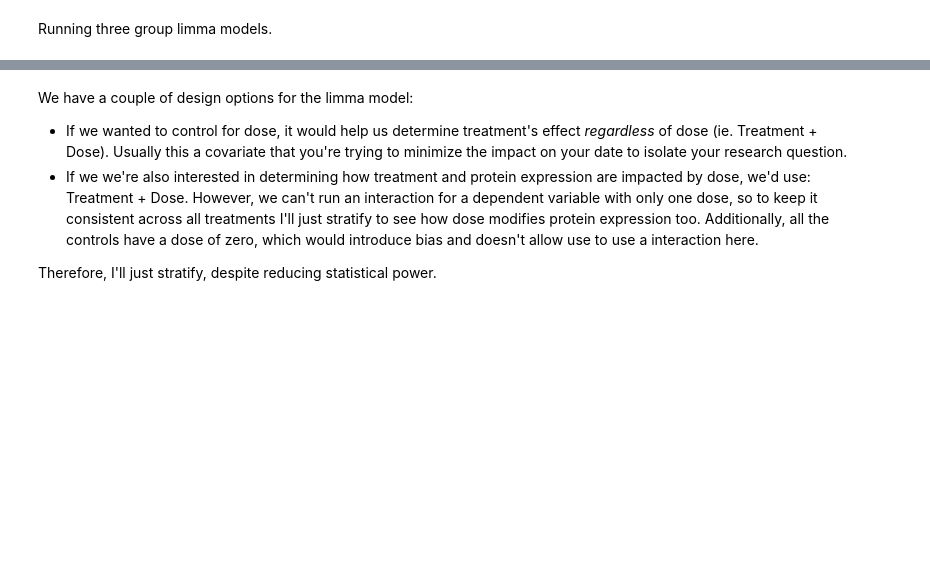
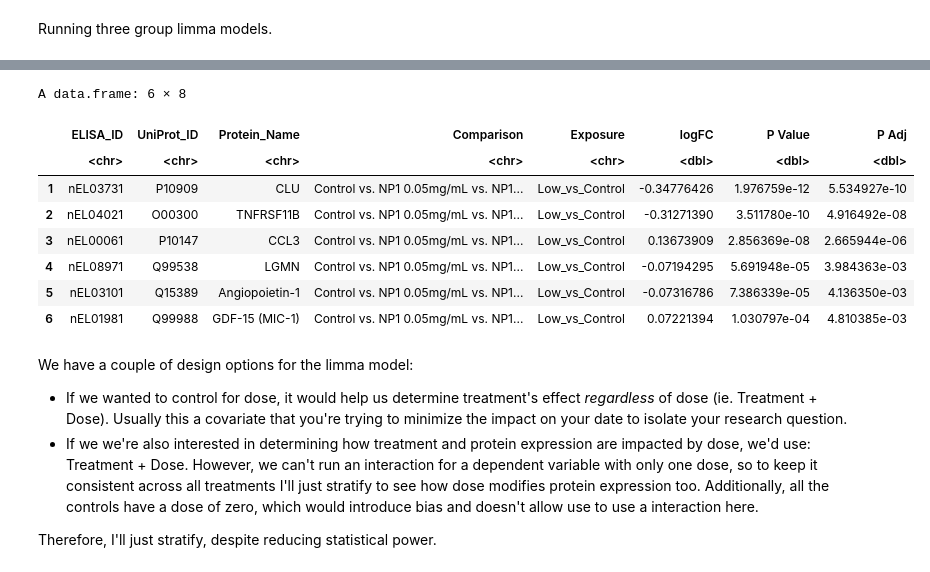
Before and after one commit to Ragerlab/2026_Ghosh_An-In-Vitro-Model-for-Human-Airway-Epithelial-Cells-Preloading-with-Polyethylene-Terephth, a Jupyter notebook: 1. Group Distribution Analysis/Group Distribution Analysis.ipynb, the cells around one changed output, grey strips where cells are left out. Cells and saved outputs as stored; diff of their text form; code cells hidden in the pictures; blank space fills up the shorter version.

```diff
--- a/1. Group Distribution Analysis/Group Distribution Analysis.ipynb
+++ b/1. Group Distribution Analysis/Group Distribution Analysis.ipynb
@@ -201,13 +201,19 @@ A data.frame: 6 × 8
 # %% [markdown]
 Running three group limma models.
 # %%
+# reformatting dfs for models
 np1_sample_df = rbind(np1_0.05_sample_df, np1_0.1_sample_df[1:3,]) %>%
     mutate(Exposure = ifelse(Dose == 0.1, "NP1_High",
                              ifelse(Dose == 0.05, "NP1_Low", Treatment)))
+np1r_sample_df = rbind(np1r_0.05_sample_df, np1r_0.1_sample_df[1:3,]) %>%
+    mutate(Exposure = ifelse(Dose == 0.1, "NP1r_High",
+                             ifelse(Dose == 0.05, "NP1r_Low", Treatment)))
 wide_np1_matrix = cbind(wide_np1_0.05_matrix, wide_np1_0.1_matrix[,1:3])
+wide_np1r_matrix = cbind(wide_np1r_0.05_matrix, wide_np1r_0.1_matrix[,1:3])
 
 # the 0 + means “estimate group means directly”.
 np1_design = model.matrix(~ 0 + Exposure, data = np1_sample_df)
+np1r_design = model.matrix(~ 0 + Exposure, data = np1r_sample_df)
 
 np1_contrast_matrix = makeContrasts(
   Low_vs_Control  = ExposureNP1_Low  - ExposureControl,
@@ -215,6 +221,12 @@ np1_contrast_matrix = makeContrasts(
   High_vs_Low     = ExposureNP1_High - ExposureNP1_Low,
   levels = np1_design
 )
+np1r_contrast_matrix = makeContrasts(
+  Low_vs_Control  = ExposureNP1r_Low  - ExposureControl,
+  High_vs_Control = ExposureNP1r_High - ExposureControl,
+  High_vs_Low     = ExposureNP1r_High - ExposureNP1r_Low,
+  levels = np1r_design
+)
 # %%
 get_anova_limma_results = function(sample_df, wide_matrix, design, contrast_matrix, comparison){
     # ADD WORDS
@@ -251,5 +263,7 @@ get_anova_limma_results = function(sample_df, wide_matrix, design, contrast_matr
 # calling fn
 anova_np1_results_df = get_anova_limma_results(np1_sample_df, wide_np1_matrix, np1_design, np1_contrast_matrix,
                                                "Control vs. NP1 0.05mg/mL vs. NP1 0.1mg/mL")
+anova_np1r_results_df = get_anova_limma_results(np1r_sample_df, wide_np1r_matrix, np1r_design, np1r_contrast_matrix,
+                                               "Control vs. NP1-Rhodamine B 0.05mg/mL vs. NP1-Rhodamine B 0.1mg/mL")
 # %% [output]
 Joining with `by = join_by(UniProt_ID)`
@@ -275,2 +271,16 @@ A data.frame: 840 × 8
+# %%
+# combining for export
+three_group_comparison_df = rbind(anova_np1_results_df, anova_np1r_results_df)
+head(three_group_comparison_df)
+# %% [output]
+A data.frame: 6 × 8
+|  | ELISA_ID | UniProt_ID | Protein_Name | Comparison | Exposure | logFC | P Value | P Adj |
+|  | <chr> | <chr> | <chr> | <chr> | <chr> | <dbl> | <dbl> | <dbl> |
+| 1 | nEL03731 | P10909 | CLU | Control vs. NP1 0.05mg/mL vs. NP1... | Low_vs_Control | -0.34776426 | 1.976759e-12 | 5.534927e-10 |
+| 2 | nEL04021 | O00300 | TNFRSF11B | Control vs. NP1 0.05mg/mL vs. NP1... | Low_vs_Control | -0.31271390 | 3.511780e-10 | 4.916492e-08 |
+| 3 | nEL00061 | P10147 | CCL3 | Control vs. NP1 0.05mg/mL vs. NP1... | Low_vs_Control | 0.13673909 | 2.856369e-08 | 2.665944e-06 |
+| 4 | nEL08971 | Q99538 | LGMN | Control vs. NP1 0.05mg/mL vs. NP1... | Low_vs_Control | -0.07194295 | 5.691948e-05 | 3.984363e-03 |
+| 5 | nEL03101 | Q15389 | Angiopoietin-1 | Control vs. NP1 0.05mg/mL vs. NP1... | Low_vs_Control | -0.07316786 | 7.386339e-05 | 4.136350e-03 |
+| 6 | nEL01981 | Q99988 | GDF-15 (MIC-1) | Control vs. NP1 0.05mg/mL vs. NP1... | Low_vs_Control | 0.07221394 | 1.030797e-04 | 4.810385e-03 |
 # %%
 # exporting
```
Also changed, not shown: parts of 5 cells of this notebook.
